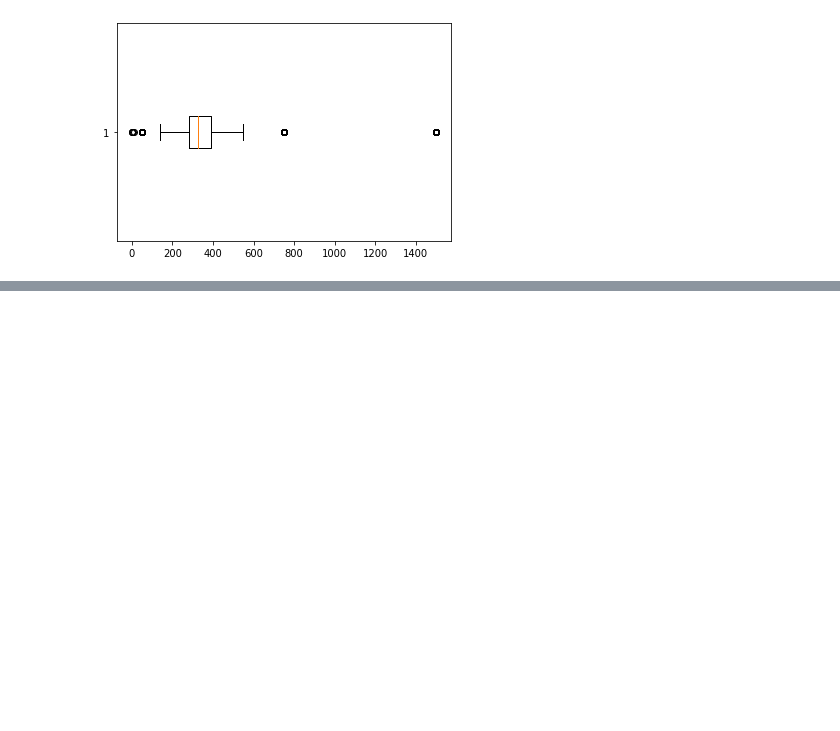
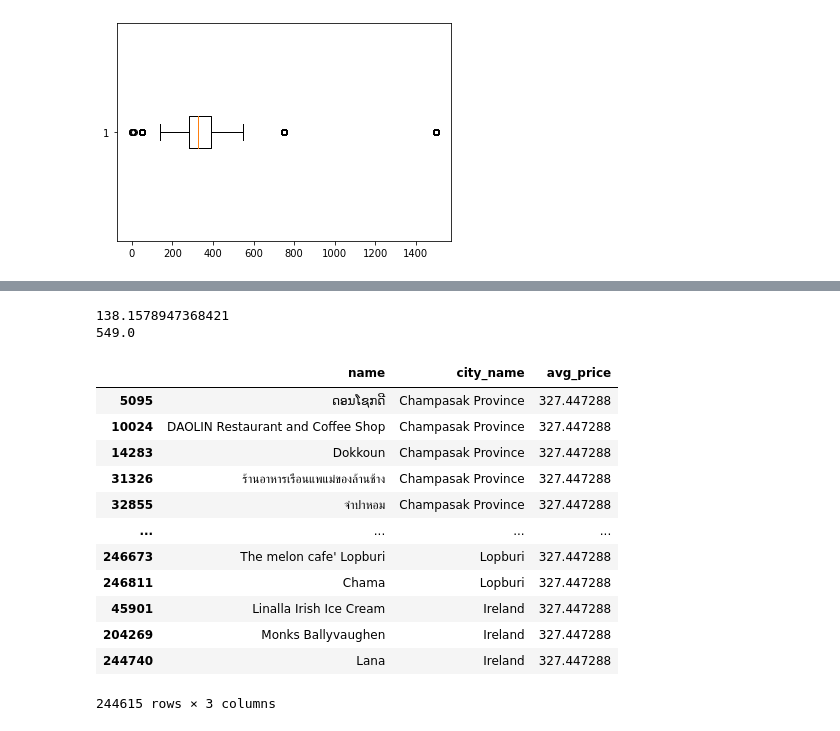
Before and after one commit to RYOMAKUNG/KKU_data_mining, a Jupyter notebook: Pandas_101.ipynb, the cells around one changed output, grey strips where cells are left out. Cells and saved outputs as stored; diff of their text form; code cells hidden in the pictures; blank space fills up the shorter version.

```diff
--- a/Pandas_101.ipynb
+++ b/Pandas_101.ipynb
@@ -433,3 +433,5 @@ plt.boxplot(all_no_missing['avg_price'],vert=False)
  'whiskers': [<matplotlib.lines.Line2D at 0x...>,
   <matplotlib.lines.Line2D at 0x...>]}
 [figure]
+# %%
+ret=plt.boxplot(all_no_missing['avg_price'],vert=False)
@@ -435,0 +451,23 @@ plt.boxplot(all_no_missing['avg_price'],vert=False)
+# %%
+print(ret['whiskers'][0].get_xdata()[1])
+print(ret['whiskers'][1].get_xdata()[1])
+# %% [output]
+138.1578947368421
+549.0
+# %%
+nooutlier_nomissing = all_no_missing[all_no_missing['avg_price']>=ret['whiskers'][0].get_xdata()[1]]
+nooutlier_nomissing
+# %% [output]
+|  | name | city_name | avg_price |
+| 5095 | ດອນໂຊກດີ | Champasak Province | 327.447288 |
+| 10024 | DAOLIN Restaurant and Coffee Shop | Champasak Province | 327.447288 |
+| 14283 | Dokkoun | Champasak Province | 327.447288 |
+| 31326 | ร้านอาหารเรือนแพแม่ของล้านช้าง | Champasak Province | 327.447288 |
+| 32855 | จำปาหอม | Champasak Province | 327.447288 |
+| ... | ... | ... | ... |
+| 246673 | The melon cafe' Lopburi | Lopburi | 327.447288 |
+| 246811 | Chama | Lopburi | 327.447288 |
+| 45901 | Linalla Irish Ice Cream | Ireland | 327.447288 |
+| 204269 | Monks Ballyvaughen | Ireland | 327.447288 |
+| 244740 | Lana | Ireland | 327.447288 |
+244615 rows × 3 columns
```
Also changed, not shown: parts of 3 cells of this notebook.
